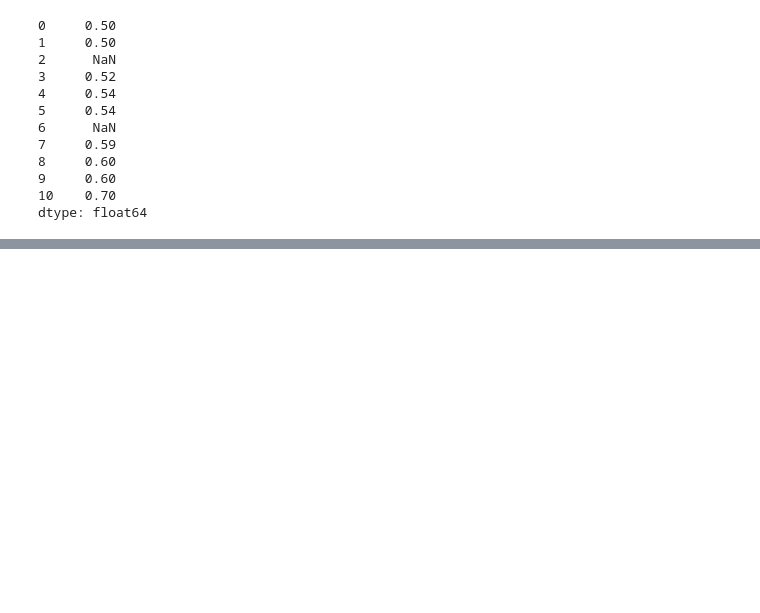
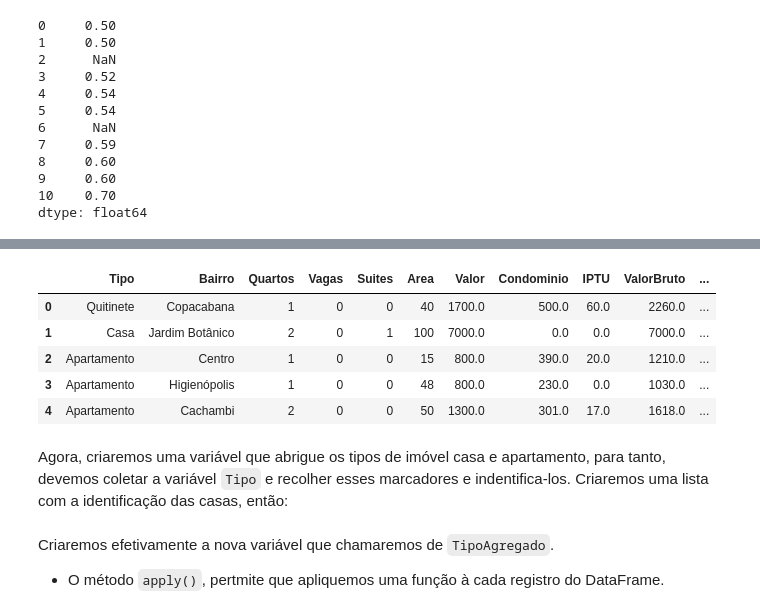
Before and after one commit to 1-aquila-1/data-science, a Jupyter notebook: 01-analise-dados/02-tratando-analisando-dados.ipynb, the cells around one changed output, grey strips where cells are left out. Saved outputs shown, nothing was run; the diff lists cells and outputs as text; code cells hidden in the pictures; blank space fills up the shorter version.

```diff
--- a/01-analise-dados/02-tratando-analisando-dados.ipynb
+++ b/01-analise-dados/02-tratando-analisando-dados.ipynb
@@ -1150,0 +1289,11 @@ dtype: float64
+# %%
+dados.head()
+# %% [output]
+|  | Tipo | Bairro | Quartos | Vagas | Suites | Area | Valor | Condominio | IPTU | ValorBruto | ... |
+| 0 | Quitinete | Copacabana | 1 | 0 | 0 | 40 | 1700.0 | 500.0 | 60.0 | 2260.0 | ... |
+| 1 | Casa | Jardim Botânico | 2 | 0 | 1 | 100 | 7000.0 | 0.0 | 0.0 | 7000.0 | ... |
+| 2 | Apartamento | Centro | 1 | 0 | 0 | 15 | 800.0 | 390.0 | 20.0 | 1210.0 | ... |
+| 3 | Apartamento | Higienópolis | 1 | 0 | 0 | 48 | 800.0 | 230.0 | 0.0 | 1030.0 | ... |
+| 4 | Apartamento | Cachambi | 2 | 0 | 0 | 50 | 1300.0 | 301.0 | 17.0 | 1618.0 | ... |
+# %% [markdown]
+Agora, criaremos uma variável que abrigue os tipos de imóvel casa e apartamento, para tanto, devemos coletar a variável `Tipo` e recolher esses marcadores e indentifica-los. Criaremos uma lista com a identificação das casas, então:
@@ -1150,0 +1302,3 @@ dtype: float64
+# %% [markdown]
+Criaremos efetivamente a nova variável que chamaremos de `TipoAgregado`.
+- O método `apply()`, pertmite que apliquemos uma função à cada registro do DataFrame.
```
Also changed, not shown: parts of 64 cells of this notebook.
